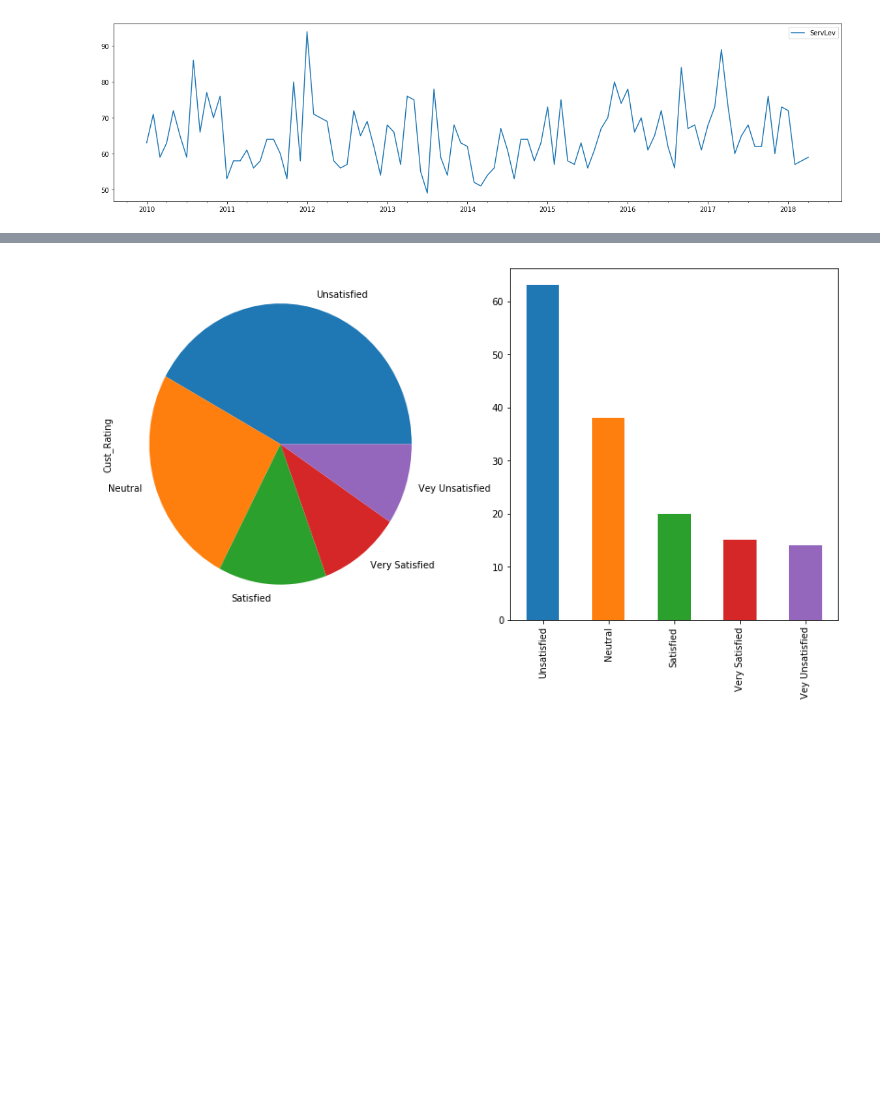
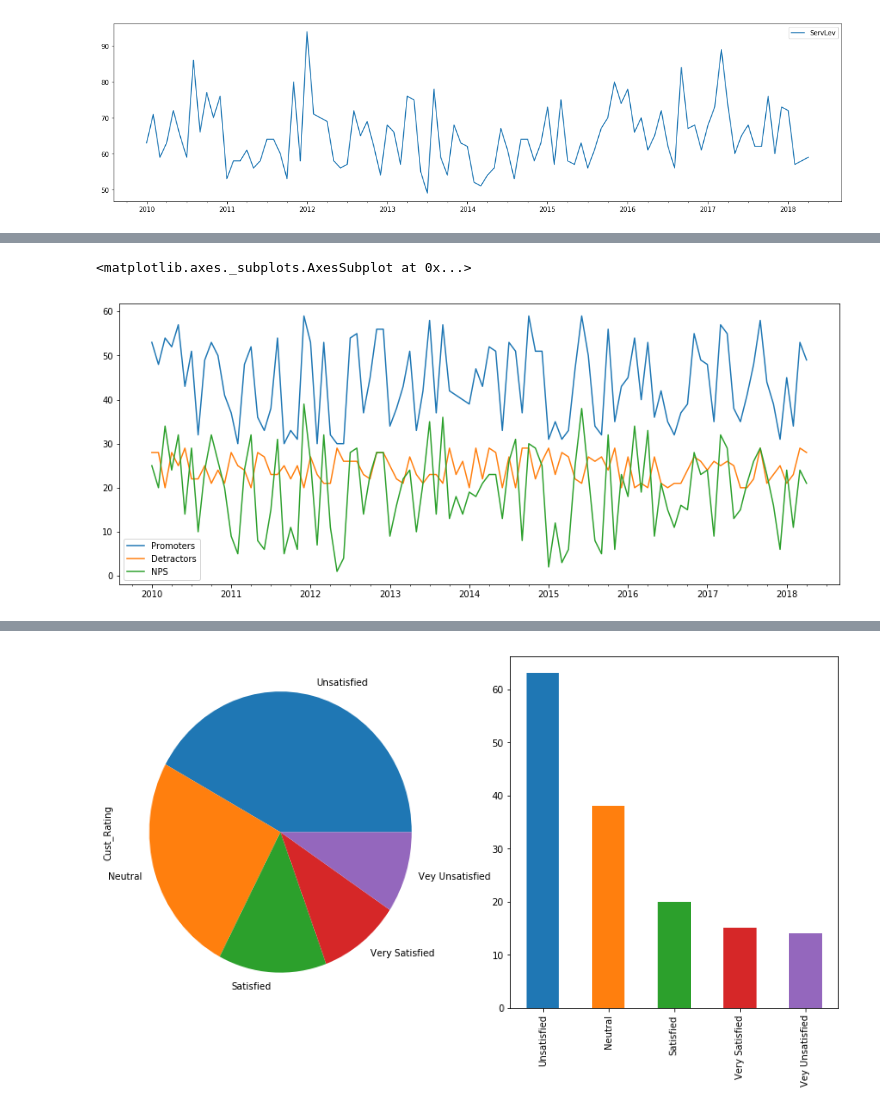
Before and after one commit to eamonnofarrell/Programming_Project, a Jupyter notebook: Prog_Project.ipynb, the cells around one changed output, grey strips where cells are left out. Cells and saved outputs as stored; diff of their text form; code cells hidden in the pictures; blank space fills up the shorter version.

```diff
--- a/Prog_Project.ipynb
+++ b/Prog_Project.ipynb
@@ -116,0 +143,9 @@ Using data from Vodafone's customer care survey (4) for reference, customer sati
+# %%
+Calls['Promoters'] = np.random.randint(30,60, size=len(rng))
+Calls['Detractors'] = np.random.randint(20,30, size=len(rng))
+Calls["NPS"] =  Calls['Promoters'] - Calls['Detractors']
+#Calls.describe()
+Calls.plot(y=['Promoters','Detractors', 'NPS'], use_index=True, figsize=(15,6))
+# %% [output]
+<matplotlib.axes._subplots.AxesSubplot at 0x...>
+[figure, added]
```
Also changed, not shown: parts of 11 cells of this notebook.
